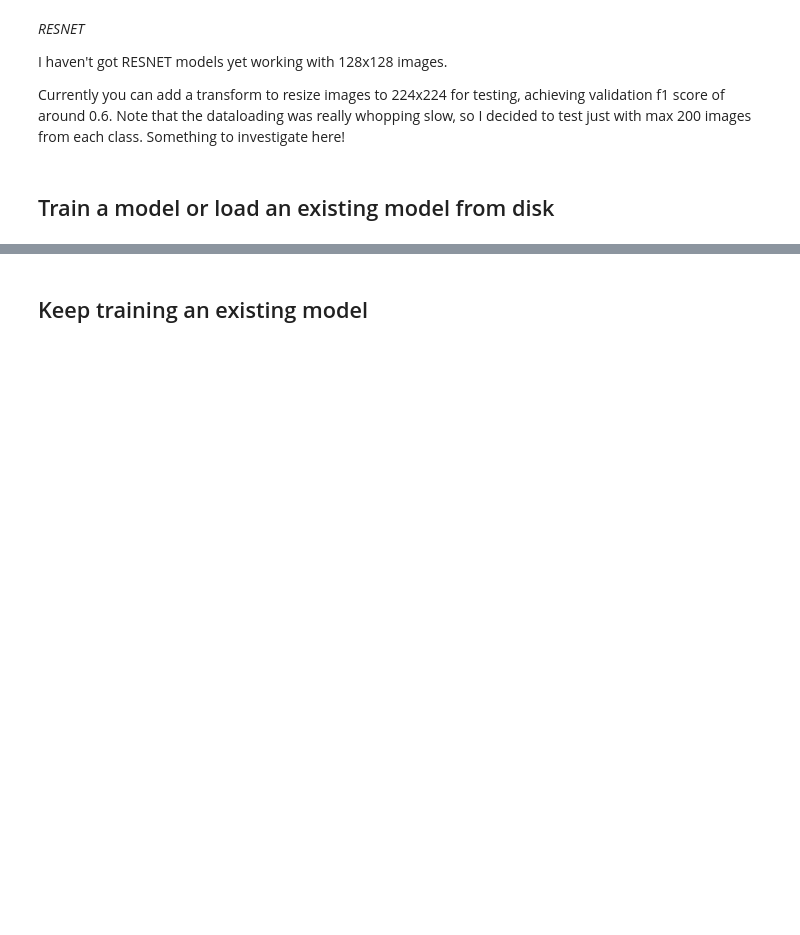
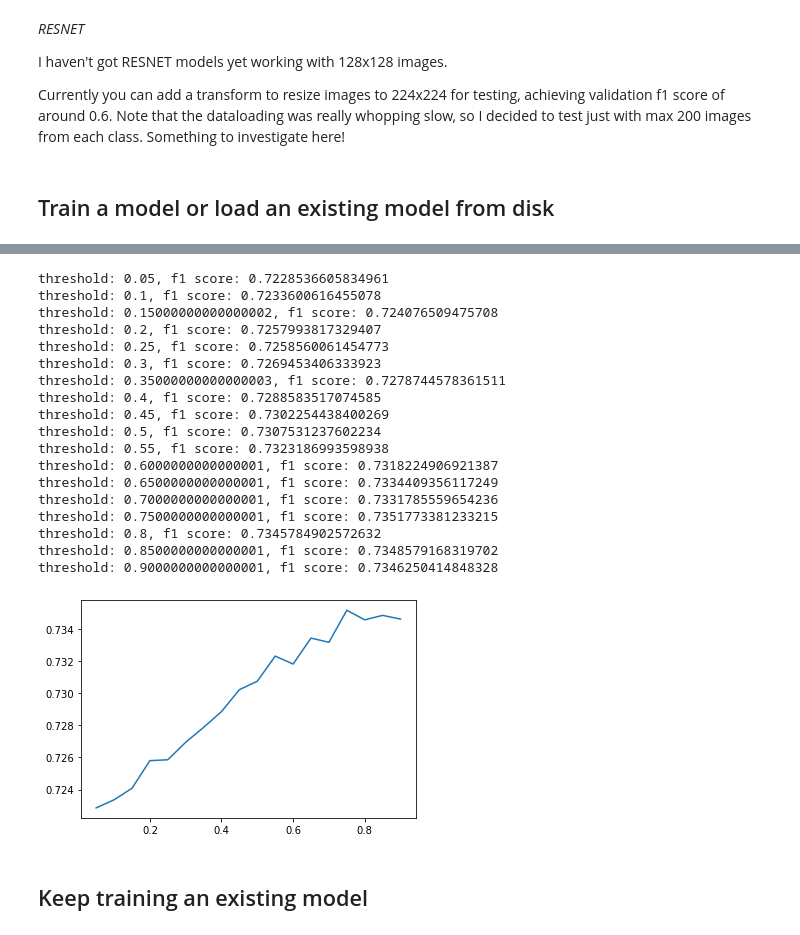
Before and after one commit to ikanher/the-three-caballeros, a Jupyter notebook: notebooks/07_transfer_learning.ipynb, the cells around one changed output, grey strips where cells are left out. Drawn from its saved outputs; the diff is of its cells as text; code cells hidden in the pictures; blank space fills up the shorter version.

Commit message:
VGG16 to 0.73 validation f1 score.

```diff
--- a/notebooks/07_transfer_learning.ipynb
+++ b/notebooks/07_transfer_learning.ipynb
@@ -472,7 +472,7 @@ However, it should be investigated if, for example RESNET, can be made to work w
 # %%
 #max_images_per_class = 7000
 use_no_label_imgs = True
-max_images_per_class = 200
+max_images_per_class = 1e9
 affix = "_" + str(max_images_per_class) if max_images_per_class < 1e9 else ""
 
 transformations = {
@@ -518,8 +518,8 @@ Surprisingly after quick testing the vgg16_bn (with BatchNorm layers) did not do
 if True:
     model = vgg16(pretrained=True).to(device)
 
-    for param in model.parameters():
-        param.requires_grad = False
+    #for param in model.parameters():
+    #    param.requires_grad = False
 
     model.classifier = nn.Sequential(
         nn.Linear(8192, 4096),
@@ -569,2 +576,2 @@ optimizer = torch.optim.SGD(model.parameters(), lr=lr, momentum=0.9)
 # %%
-train(train_dataloader, valid_dataloader, model, optimizer, criterion, device, n_epochs=10)
+%time train(train_dataloader, valid_dataloader, model, optimizer, criterion, device, n_epochs=1)
@@ -571,14 +596,34 @@ train(train_dataloader, valid_dataloader, model, optimizer, criterion, device, n
 # %%
 # This is for finding the optimal threshold.
 # Haven't proved out to be very useful yet.
-if False:
+if True:
     f1_scores = []
-    for threshold in np.arange(0.05, 0.95, 0.05):
+    for threshold in np.arange(0.05, 1, 0.05):
         _, f1 = evaluate(valid_dataloader, model, criterion, device, thresholds=threshold)
         f1_scores.append(f1)
         print(f'threshold: {threshold}, f1 score: {f1}')
 
     plt.plot(np.arange(0.05, 0.95, 0.05), f1_scores)
+# %% [output]
+threshold: 0.05, f1 score: 0.7228536605834961
+threshold: 0.1, f1 score: 0.7233600616455078
+threshold: 0.15000000000000002, f1 score: 0.724076509475708
+threshold: 0.2, f1 score: 0.7257993817329407
+threshold: 0.25, f1 score: 0.7258560061454773
+threshold: 0.3, f1 score: 0.7269453406333923
+threshold: 0.35000000000000003, f1 score: 0.7278744578361511
+threshold: 0.4, f1 score: 0.7288583517074585
+threshold: 0.45, f1 score: 0.7302254438400269
+threshold: 0.5, f1 score: 0.7307531237602234
+threshold: 0.55, f1 score: 0.7323186993598938
+threshold: 0.6000000000000001, f1 score: 0.7318224906921387
+threshold: 0.6500000000000001, f1 score: 0.7334409356117249
+threshold: 0.7000000000000001, f1 score: 0.7331785559654236
+threshold: 0.7500000000000001, f1 score: 0.7351773381233215
+threshold: 0.8, f1 score: 0.7345784902572632
+threshold: 0.8500000000000001, f1 score: 0.7348579168319702
+threshold: 0.9000000000000001, f1 score: 0.7346250414848328
+[figure, added]
 # %%
 # PLEASE DO NOT DO THIS.
 # When clicking 'Restart & Run all' this will overwrite the just trained model
```
Also changed, not shown: parts of 4 cells of this notebook, 1 other file.
